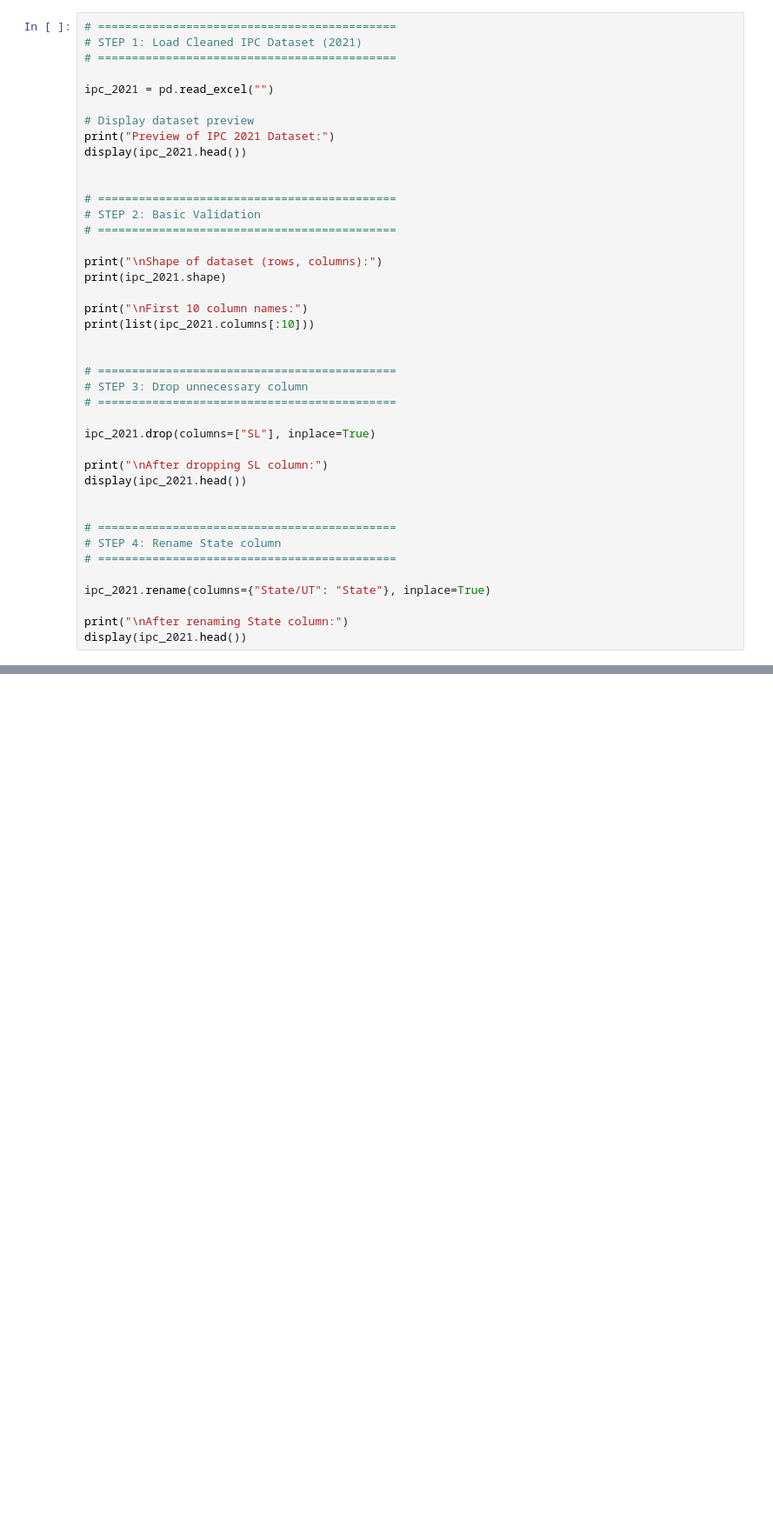
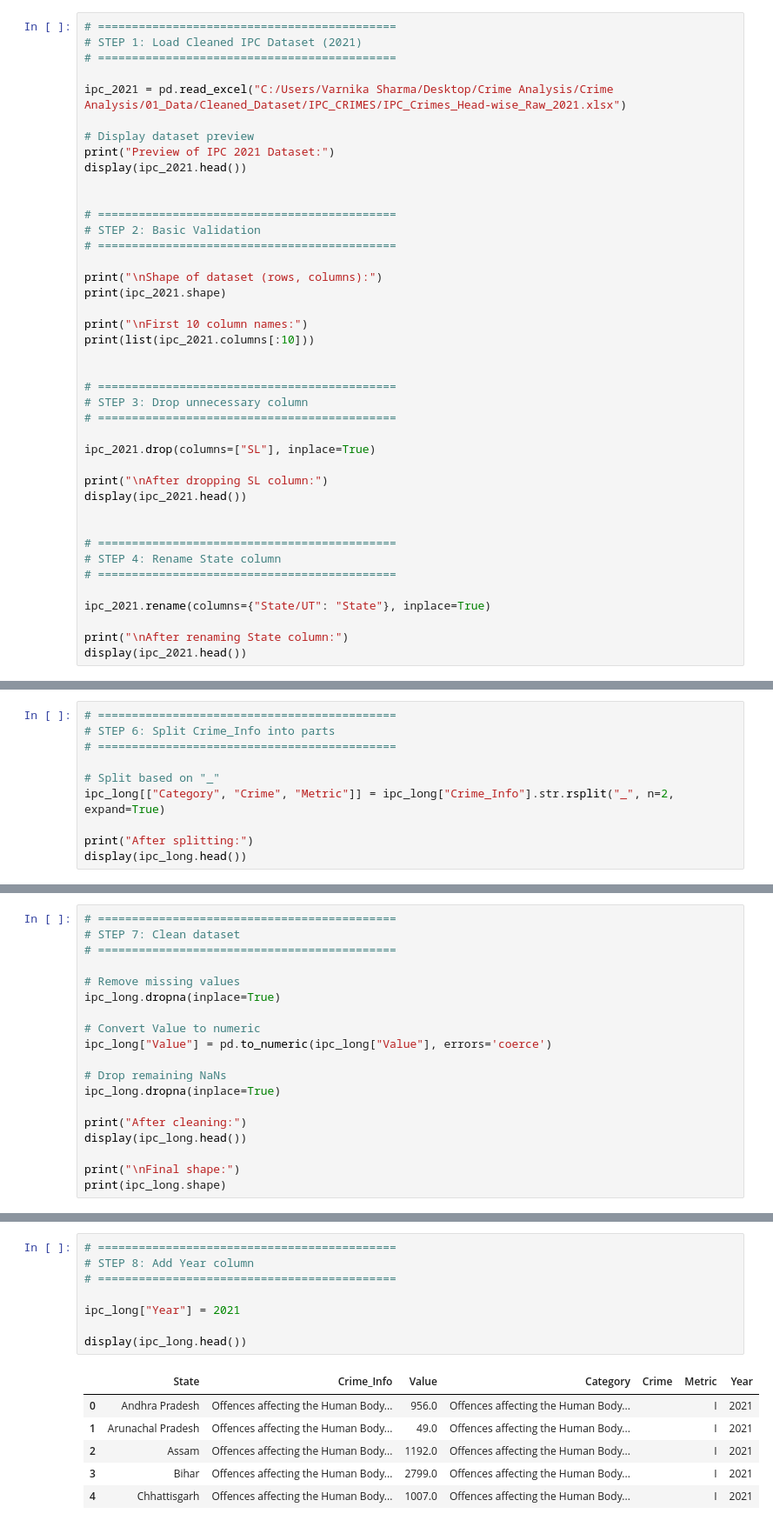
Before and after one commit to VarnikaSharma2176/Crime-Analysis, a Jupyter notebook: 02_Notebook/data_preprocessing.ipynb, the cells around one changed output, grey strips where cells are left out. Shown at 87% size. Cells and saved outputs as stored; diff of their text form; blank space fills up the shorter version.

Commit message:
completed data transformation and basic EDA for IPC 2021

```diff
--- a/02_Notebook/data_preprocessing.ipynb
+++ b/02_Notebook/data_preprocessing.ipynb
@@ -22,7 +22,7 @@ import plotly.express as px
 # STEP 1: Load Cleaned IPC Dataset (2021)
 # ============================================
 
-ipc_2021 = pd.read_excel("")
+ipc_2021 = pd.read_excel("C:/Users/Varnika Sharma/Desktop/Crime Analysis/Crime Analysis/01_Data/Cleaned_Dataset/IPC_CRIMES/IPC_Crimes_Head-wise_Raw_2021.xlsx")
 
 # Display dataset preview
 print("Preview of IPC 2021 Dataset:")
@@ -62,0 +120,10 @@ FileNotFoundError: [Errno 2] No such file or directory: 'Cleaned_Data/IPC_2021_C
+# %%
+# ============================================
+# STEP 6: Split Crime_Info into parts
+# ============================================
+
+# Split based on "_"
+ipc_long[["Category", "Crime", "Metric"]] = ipc_long["Crime_Info"].str.rsplit("_", n=2, expand=True)
+
+print("After splitting:")
+display(ipc_long.head())
@@ -62,0 +138,19 @@ FileNotFoundError: [Errno 2] No such file or directory: 'Cleaned_Data/IPC_2021_C
+# %%
+# ============================================
+# STEP 7: Clean dataset
+# ============================================
+
+# Remove missing values
+ipc_long.dropna(inplace=True)
+
+# Convert Value to numeric
+ipc_long["Value"] = pd.to_numeric(ipc_long["Value"], errors='coerce')
+
+# Drop remaining NaNs
+ipc_long.dropna(inplace=True)
+
+print("After cleaning:")
+display(ipc_long.head())
+
+print("\nFinal shape:")
+print(ipc_long.shape)
@@ -62,0 +167,15 @@ FileNotFoundError: [Errno 2] No such file or directory: 'Cleaned_Data/IPC_2021_C
+# %%
+# ============================================
+# STEP 8: Add Year column
+# ============================================
+
+ipc_long["Year"] = 2021
+
+display(ipc_long.head())
+# %% [output]
+|  | State | Crime_Info | Value | Category | Crime | Metric | Year |
+| 0 | Andhra Pradesh | Offences affecting the Human Body... | 956.0 | Offences affecting the Human Body... |  | I | 2021 |
+| 1 | Arunachal Pradesh | Offences affecting the Human Body... | 49.0 | Offences affecting the Human Body... |  | I | 2021 |
+| 2 | Assam | Offences affecting the Human Body... | 1192.0 | Offences affecting the Human Body... |  | I | 2021 |
+| 3 | Bihar | Offences affecting the Human Body... | 2799.0 | Offences affecting the Human Body... |  | I | 2021 |
+| 4 | Chhattisgarh | Offences affecting the Human Body... | 1007.0 | Offences affecting the Human Body... |  | I | 2021 |
```
Also changed, not shown: parts of 8 cells of this notebook, 1 other file.
